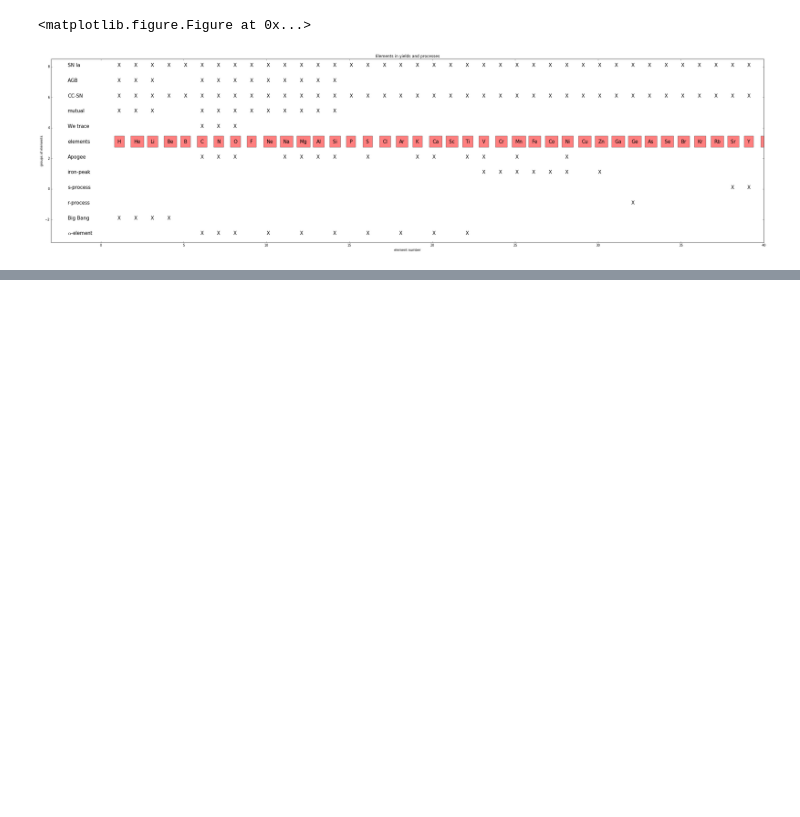
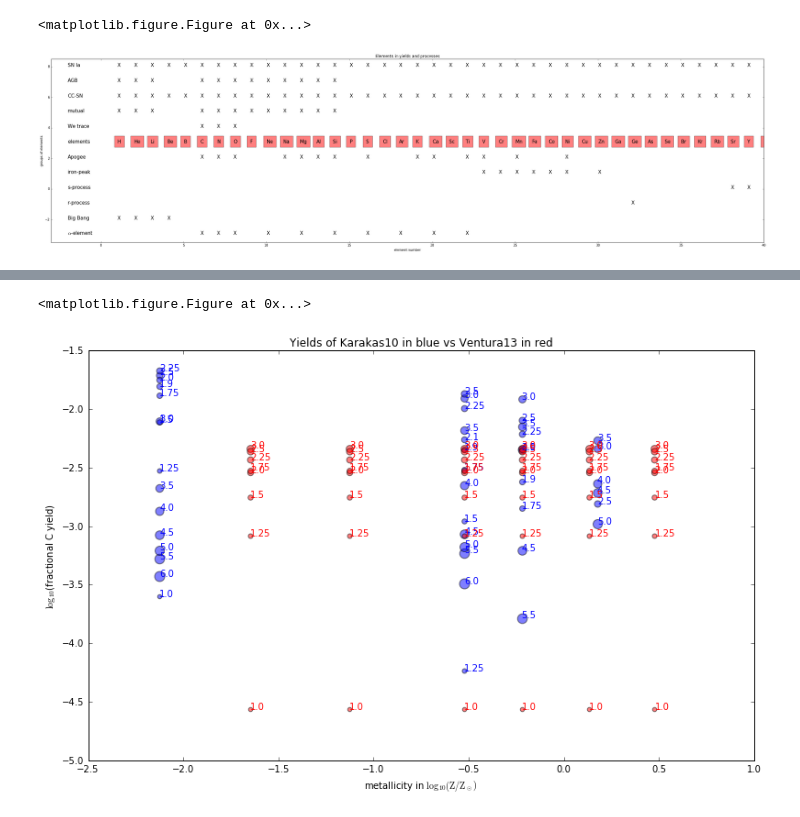
Before and after one commit to jan-rybizki/Chempy, a Jupyter notebook: Tutorial-nucleosynthetic yields.ipynb, the cells around one changed output, grey strips where cells are left out. Cells and saved outputs as stored; diff of their text form; code cells hidden in the pictures; blank space fills up the shorter version.

```diff
--- a/Tutorial-nucleosynthetic yields.ipynb
+++ b/Tutorial-nucleosynthetic yields.ipynb
@@ -159,0 +198,11 @@ elements_plot('alternative', basic_agb.elements,basic_sn2.elements,basic_1a.elem
+# %%
+from data_to_test import fractional_yield_comparison_plot
+basic_agb = AGB_feedback()
+getattr(basic_agb, "Karakas_net_yield")()
+basic_agb_ventura = AGB_feedback()
+getattr(basic_agb_ventura, "Ventura")()
+fractional_yield_comparison_plot('Karakas10', 'Ventura13', basic_agb, basic_agb_ventura, basic_solar, 'C')
+# Here we see that high mass AGB stars produce less fraction of C than low-mass AGB stars
+# %% [output]
+<matplotlib.figure.Figure at 0x...>
+[figure, added]
```
Also changed, not shown: parts of 10 cells of this notebook, 1 other file.
